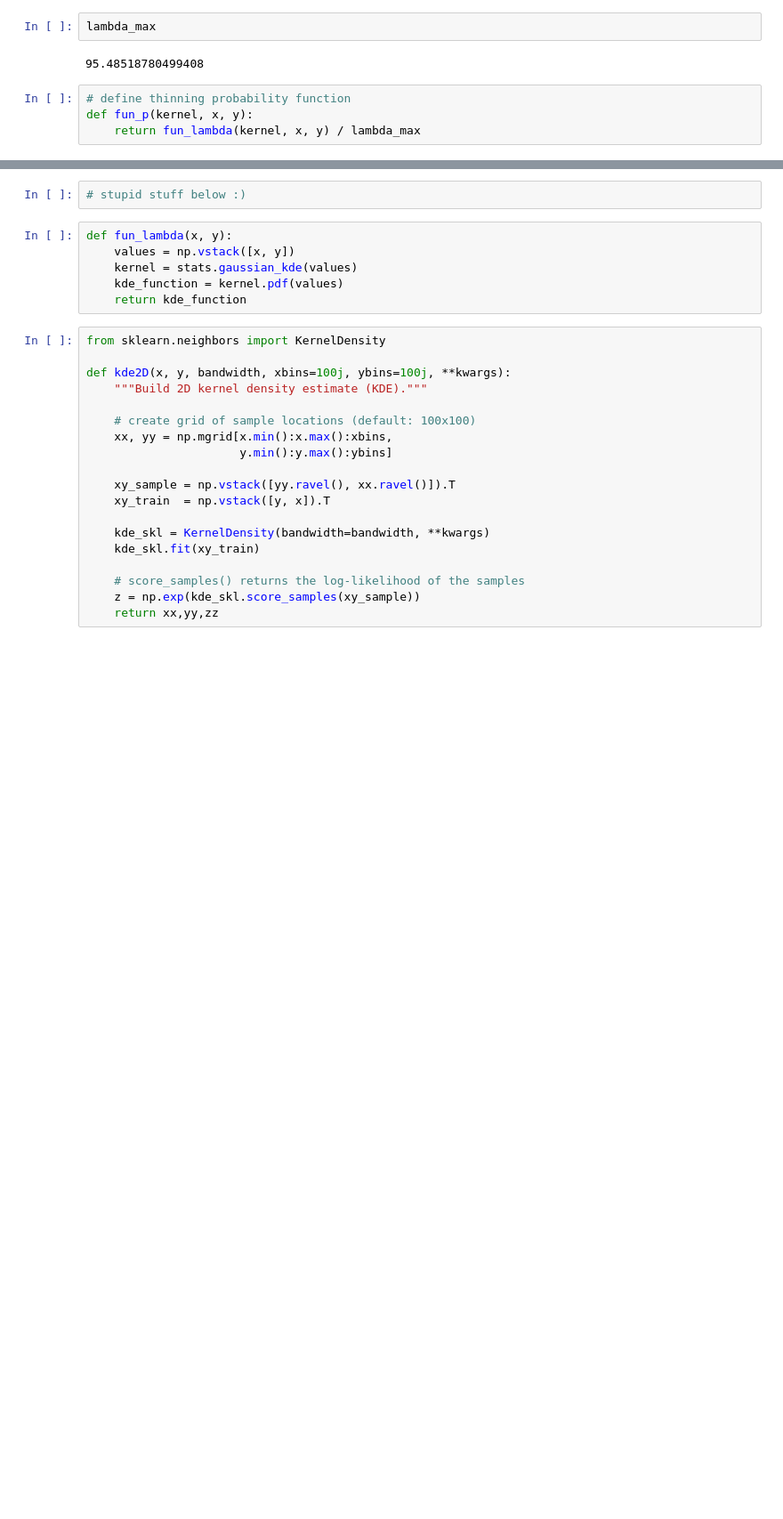
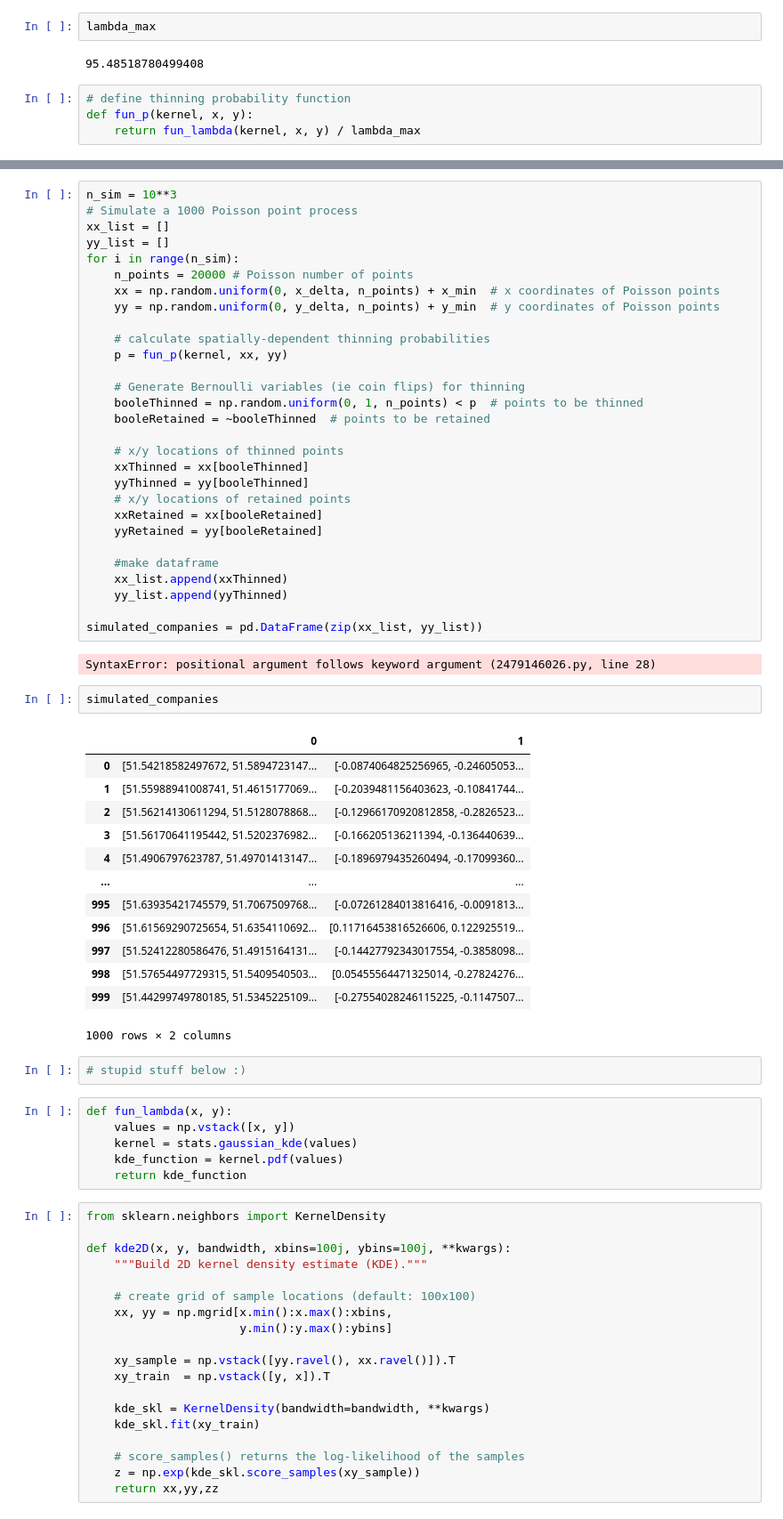
Before and after one commit to giuliaok/spatstat_london_firms, a Jupyter notebook: kinhom_work/simulation_work.ipynb, the cells around one changed output, grey strips where cells are left out. Shown: that part at 89% size. Cells and saved outputs as stored; diff of their text form; blank space fills up the shorter version.

```diff
--- a/kinhom_work/simulation_work.ipynb
+++ b/kinhom_work/simulation_work.ipynb
@@ -104,3 +161,50 @@ plt.show()
+# %%
+n_sim = 10**3
+# Simulate a 1000 Poisson point process
+xx_list = []
+yy_list = []
+for i in range(n_sim):
+    n_points = 20000 # Poisson number of points
+    xx = np.random.uniform(0, x_delta, n_points) + x_min  # x coordinates of Poisson points
+    yy = np.random.uniform(0, y_delta, n_points) + y_min  # y coordinates of Poisson points
+
+    # calculate spatially-dependent thinning probabilities
+    p = fun_p(kernel, xx, yy)
+
+    # Generate Bernoulli variables (ie coin flips) for thinning
+    booleThinned = np.random.uniform(0, 1, n_points) < p  # points to be thinned
+    booleRetained = ~booleThinned  # points to be retained
+
+    # x/y locations of thinned points
+    xxThinned = xx[booleThinned]
+    yyThinned = yy[booleThinned]
+    # x/y locations of retained points
+    xxRetained = xx[booleRetained]
+    yyRetained = yy[booleRetained]
+
+    #make dataframe
+    xx_list.append(xxThinned)
+    yy_list.append(yyThinned)
+
+simulated_companies = pd.DataFrame(zip(xx_list, yy_list))
+# %% [output]
+SyntaxError: positional argument follows keyword argument (2479146026.py, line 28)
+# %%
+simulated_companies
+# %% [output]
+|  | 0 | 1 |
+| 0 | [51.54218582497672, 51.5894723147... | [-0.0874064825256965, -0.24605053... |
+| 1 | [51.55988941008741, 51.4615177069... | [-0.2039481156403623, -0.10841744... |
+| 2 | [51.56214130611294, 51.5128078868... | [-0.12966170920812858, -0.2826523... |
+| 3 | [51.56170641195442, 51.5202376982... | [-0.166205136211394, -0.136440639... |
+| 4 | [51.4906797623787, 51.49701413147... | [-0.1896979435260494, -0.17099360... |
+| ... | ... | ... |
+| 995 | [51.63935421745579, 51.7067509768... | [-0.07261284013816416, -0.0091813... |
+| 996 | [51.61569290725654, 51.6354110692... | [0.11716453816526606, 0.122925519... |
+| 997 | [51.52412280586476, 51.4915164131... | [-0.14427792343017554, -0.3858098... |
+| 998 | [51.57654497729315, 51.5409540503... | [0.05455564471325014, -0.27824276... |
+| 999 | [51.44299749780185, 51.5345225109... | [-0.27554028246115225, -0.1147507... |
+1000 rows × 2 columns
 # %%
 # stupid stuff below :)
 # %%
```
Also changed, not shown: parts of 10 cells of this notebook.
